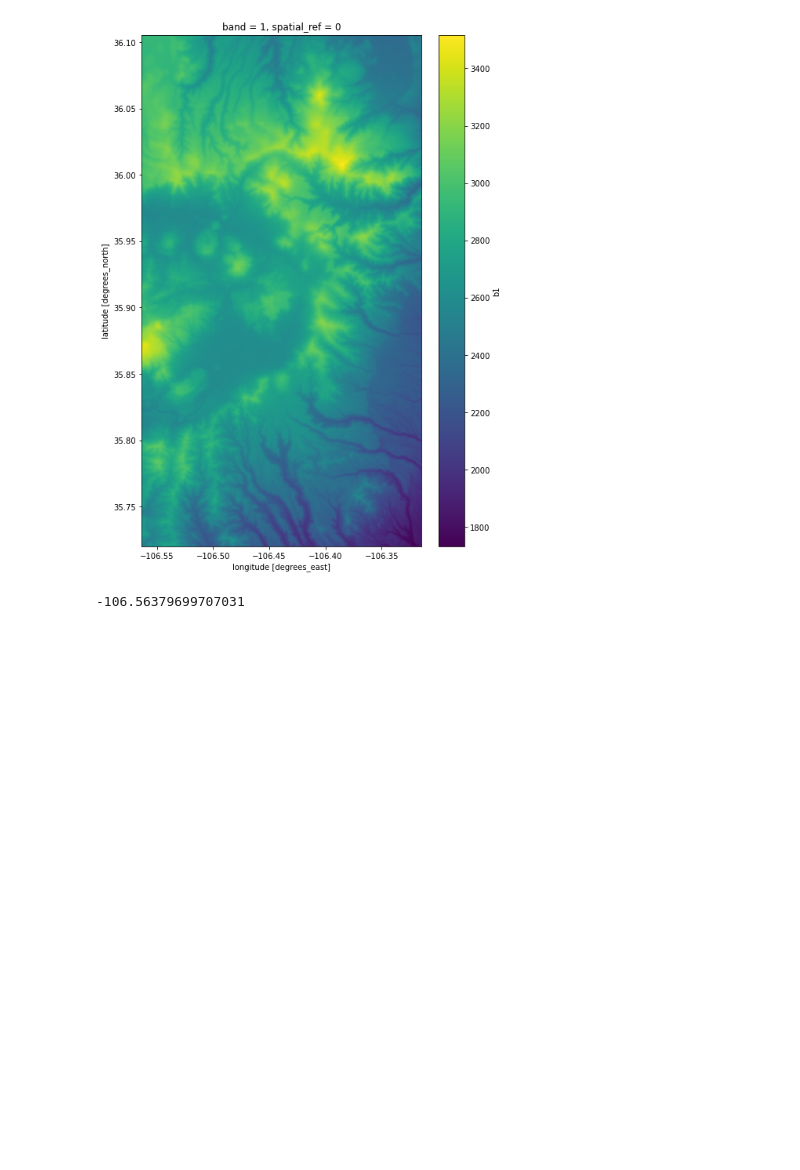
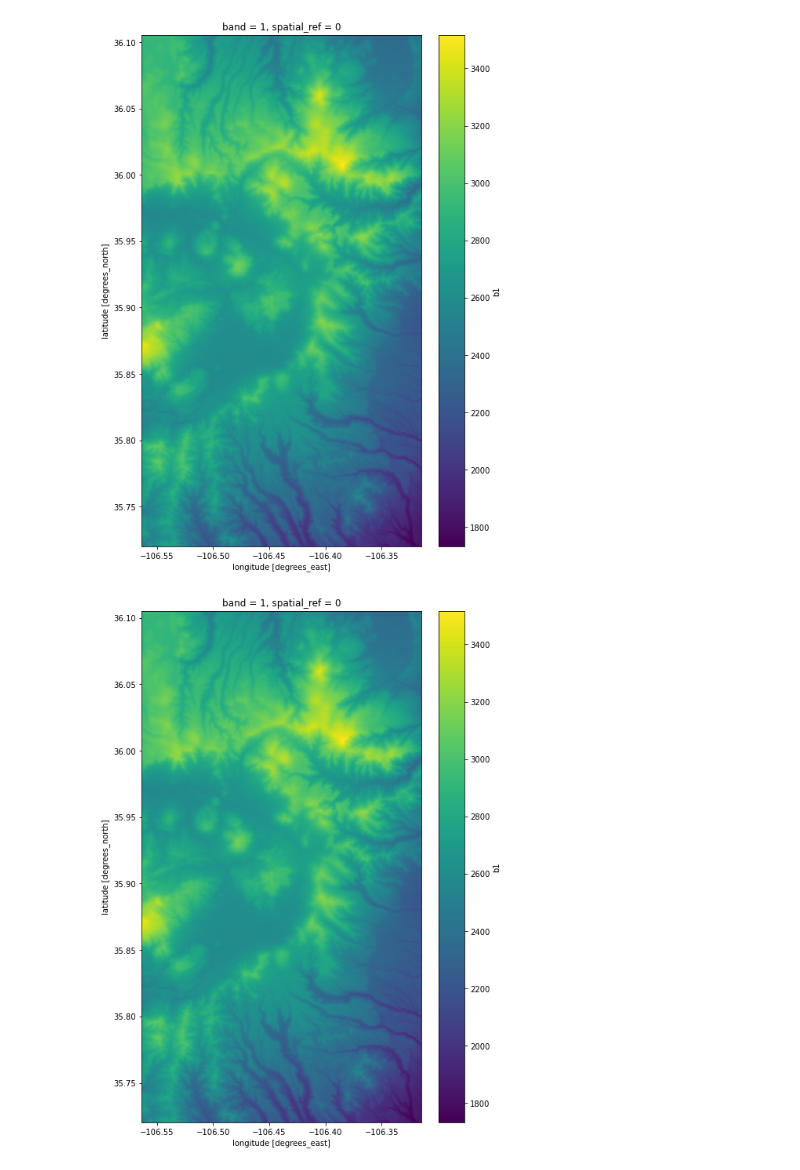
Before and after one commit to SnowEx/uavsar_snow, a Jupyter notebook: incidence_angle/fabdem_resample.ipynb, the cells around one changed output. Cells and saved outputs as stored; diff of their text form; code cells hidden in the pictures; blank space fills up the shorter version.

```diff
--- a/incidence_angle/fabdem_resample.ipynb
+++ b/incidence_angle/fabdem_resample.ipynb
@@ -119,7 +119,13 @@ fabdem_crop.plot()
 plt.draw()
 # %% [output]
 [figure]
-# %%
-print(bounds[0])
-# %% [output]
--106.56379699707031
+# %%
+# assign cords
+fabdem_resamp = fabdem_crop.rio.reproject_match(uavsar_dem)
+# %%
+# test plot
+fig, axes = plt.subplots(1, figsize=(8,12))
+fabdem_resamp.plot()
+plt.draw()
+# %% [output]
+[figure, added]
```
Also changed, not shown: parts of 5 cells of this notebook.
